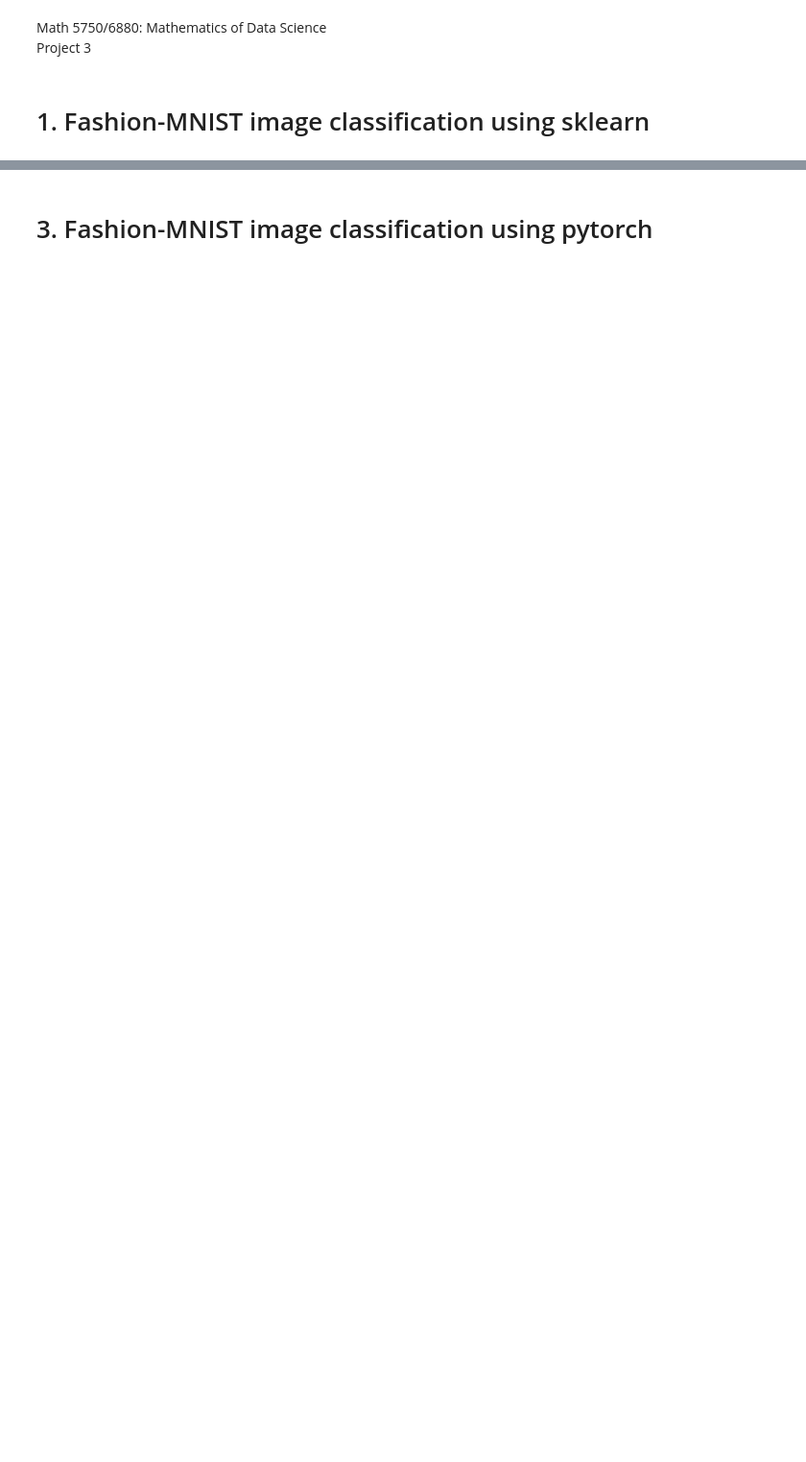
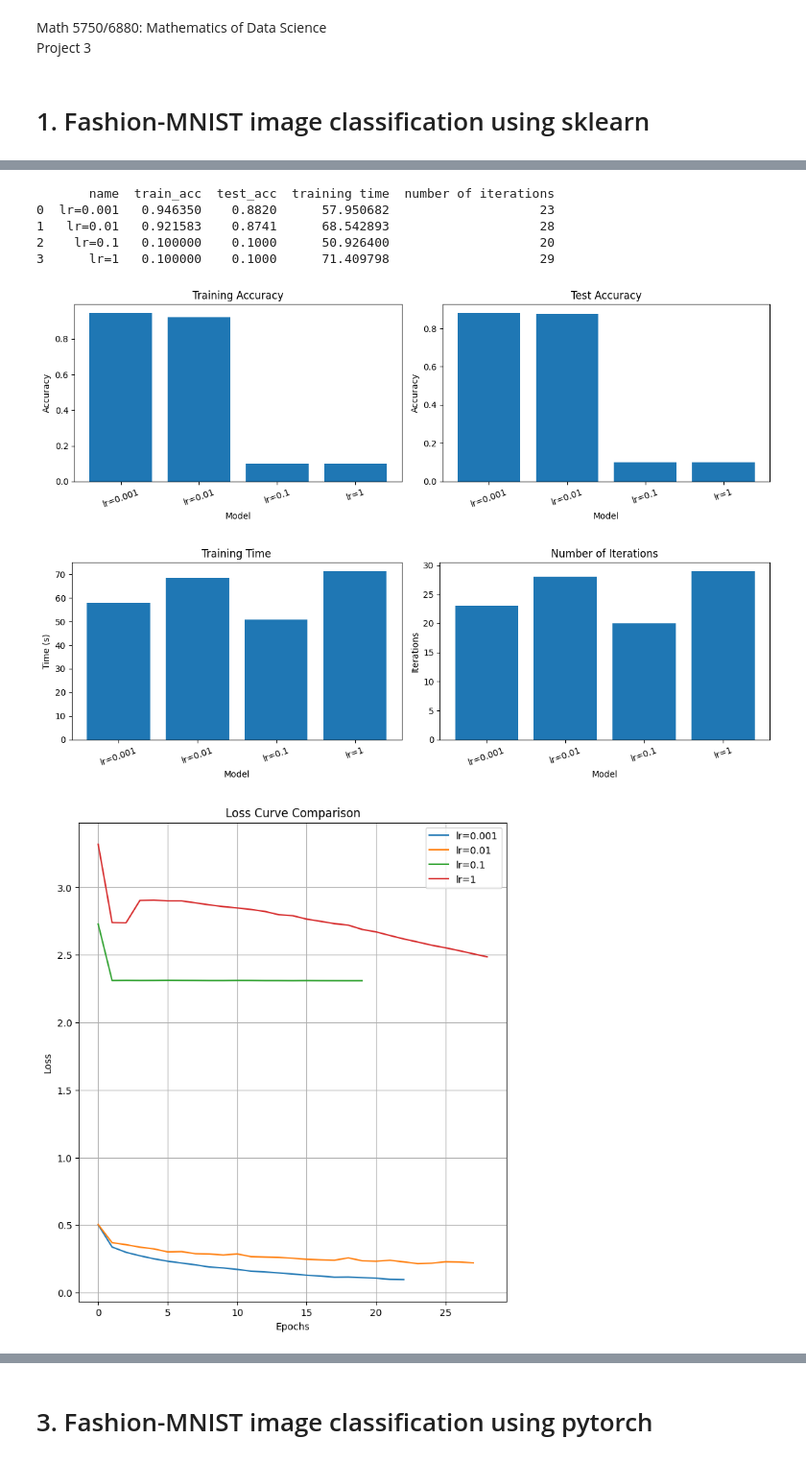
Before and after one commit to yiheng870106/Mathematics-of-Data-Science-Project-3-yiheng, a Jupyter notebook: project3.ipynb, the cells around one changed output, grey strips where cells are left out. Shown at 96% size. Drawn from its saved outputs; the diff is of its cells as text; code cells hidden in the pictures; blank space fills up the shorter version.

```diff
--- a/project3.ipynb
+++ b/project3.ipynb
@@ -492,6 +505,8 @@ for (name,learning_rate) in configs_learning_rate:
     solver='adam',
     learning_rate_init=learning_rate,
     alpha=0.0001,
+    early_stopping=True,
+    n_iter_no_change=10,
     max_iter=300,
     random_state=1
   )
@@ -529,34 +544,43 @@ ax[1].tick_params(axis='x', rotation=20)
 
 plt.tight_layout()
 plt.show()
 
 fig, ax = plt.subplots(1, 2, figsize=(12, 4))
 x_labels = [result["name"] for result in results]
 ax[0].bar(x_labels, [result["training time"] for result in results])
 ax[0].set_title("Training Time")
 ax[0].set_xlabel("Model")
 ax[0].set_ylabel("Time (s)")
 ax[0].tick_params(axis='x', rotation=20)
 
 ax[1].bar(x_labels, [result["number of iterations"] for result in results])
 ax[1].set_title("Number of Iterations")
 ax[1].set_xlabel("Model")
 ax[1].set_ylabel("Iterations")
 ax[1].tick_params(axis='x', rotation=20)
 
 plt.tight_layout()
 plt.show()
 print('\n')
 
-plt.figure(figsize=(11, 7))
+plt.figure(figsize=(8, 9))
 for (name, loss_curve) in loss_curves.items():
     plt.plot(loss_curve, label=name)
 plt.title("Loss Curve Comparison")
 plt.xlabel("Epochs")
 plt.ylabel("Loss")
 plt.legend()
 plt.grid(True)
 plt.show()
+# %% [output]
+       name  train_acc  test_acc  training time  number of iterations
+0  lr=0.001   0.946350    0.8820      57.950682                    23
+1   lr=0.01   0.921583    0.8741      68.542893                    28
+2    lr=0.1   0.100000    0.1000      50.926400                    20
+3      lr=1   0.100000    0.1000      71.409798                    29
+[figure, added]
+[figure, added]
+[figure, added]
 # %%
 # regularization
 configs_regularization = [
```
Also changed, not shown: parts of 9 cells of this notebook.
